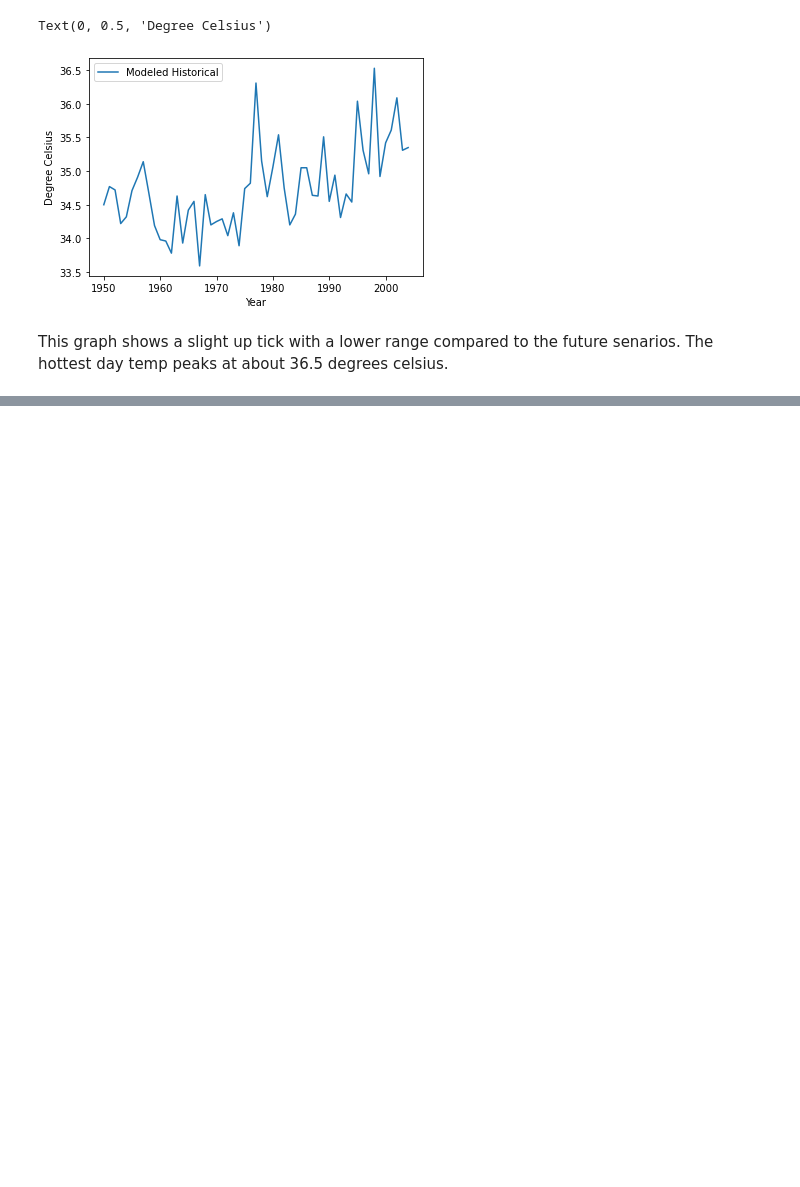
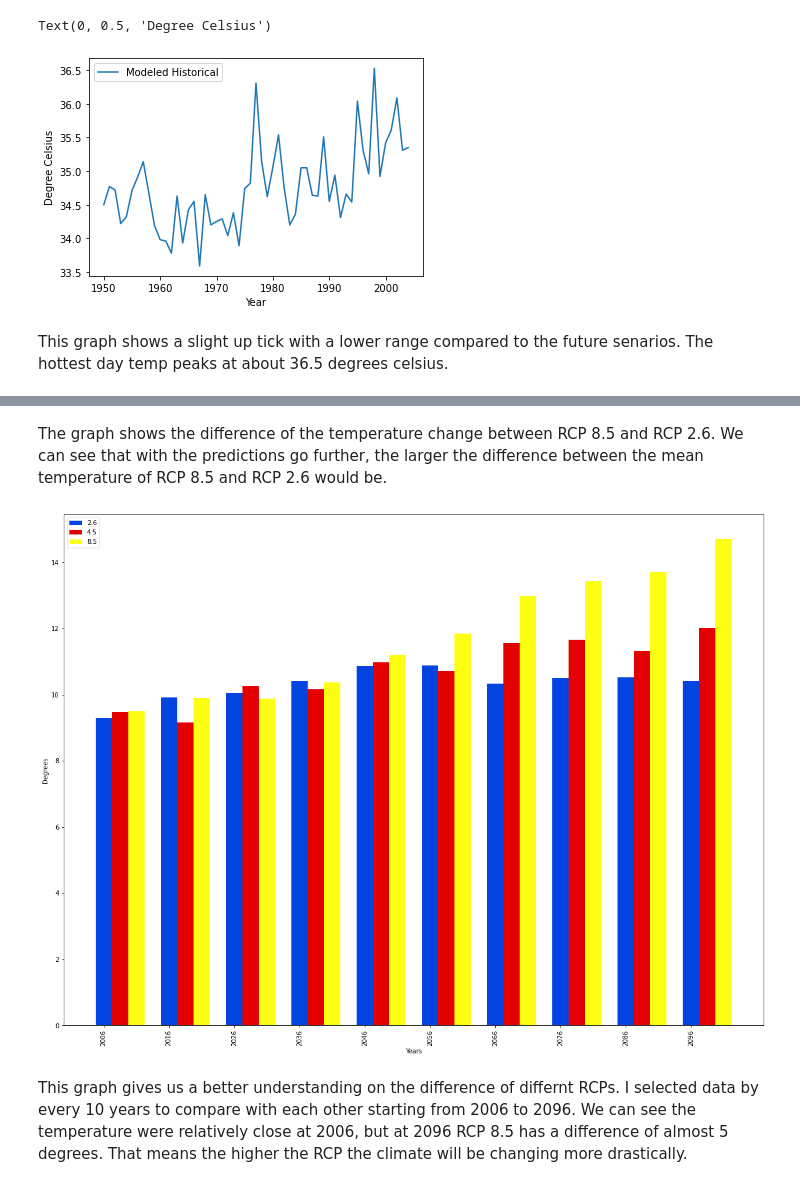
Before and after one commit to data301-2021-winter1/project-group70-project, a Jupyter notebook: notebooks/Task4.ipynb, the cells around one changed output, grey strips where cells are left out. Cells and saved outputs as stored; diff of their text form; code cells hidden in the pictures; blank space fills up the shorter version.

```diff
--- a/notebooks/Task4.ipynb
+++ b/notebooks/Task4.ipynb
@@ -152,0 +205,21 @@ This graph shows a slight up tick with a lower range compared to the future sena
+# %% [markdown]
+The graph shows the difference of the temperature change between RCP 8.5 and RCP 2.6. We can see that with the predictions go further, the larger the difference between the mean temperature of RCP 8.5 and RCP 2.6 would be.
+# %%
+fig, ax = plt.subplots(figsize=(20, 15))
+f=futureTemp.iloc[::10, :]
+years=f['Year']
+x = np.arange(len(years))
+ax.bar(x + 0, f['RCP 2.6 Median'], label='2.6', color='#0343df', width=0.25)
+ax.bar(x + 0.25, f['RCP 4.5 Median'], label='4.5', color='#e50000', width=0.25)
+ax.bar(x + 0.5, f['RCP 8.5 Median'], label='8.5', color='#ffff14', width=0.25)
+
+ax.set_ylabel('Degrees')
+ax.set_xlabel('Years')
+ax.set_xticks(x)
+ax.set_xticklabels(years.astype(str).values, rotation='vertical')
+ax.legend()
+plt.show()
+# %% [output]
+[figure, added]
+# %% [markdown]
+This graph gives us a better understanding on the difference of differnt RCPs. I selected data by every 10 years to compare with each other starting from 2006 to 2096. We can see the temperature were relatively close at 2006, but at 2096 RCP 8.5 has a difference of almost 5 degrees. That means the higher the RCP the climate will be changing more drastically.
```
Also changed, not shown: parts of 9 cells of this notebook, 2 other files.
